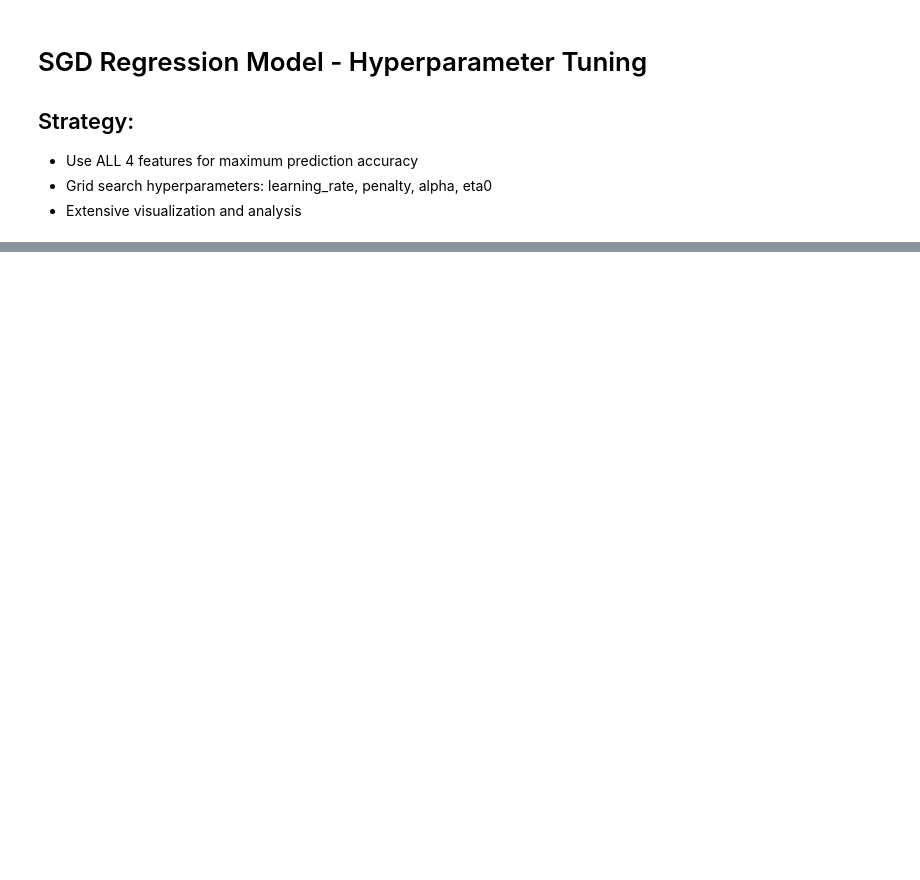
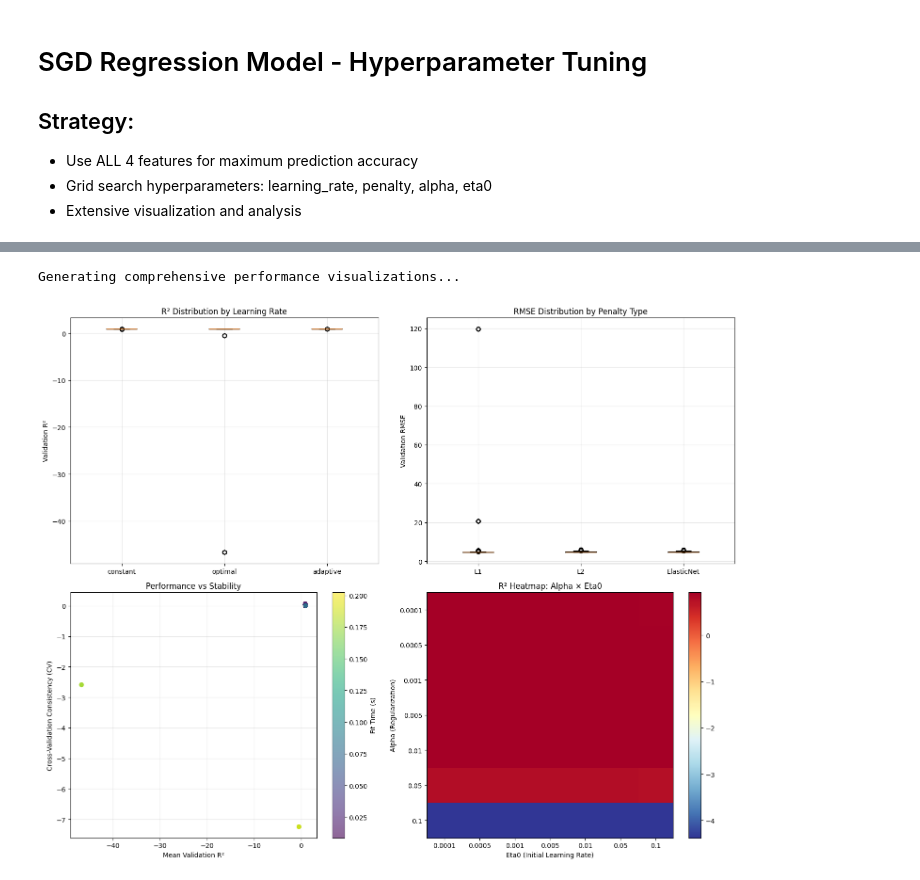
Before and after one commit to RomanHauksson/cs4372-linear-regression-analysis, a Jupyter notebook: src/SGD.ipynb, the cells around one changed output, grey strips where cells are left out. Drawn from its saved outputs; the diff is of its cells as text; code cells hidden in the pictures; blank space fills up the shorter version.

```diff
--- a/src/SGD.ipynb
+++ b/src/SGD.ipynb
@@ -98,10 +107,11 @@ BEST TRUSTWORTHY: ['ambient_temp', 'vacuum', 'relative_humidity'] (R²=0.9281)
 # %%
-# Define comprehensive hyperparameter grid for SGDRegressor
+# Define comprehensive hyperparameter grid with reasonable U-shape demonstration
+# Use moderate extreme values to show performance curves without numerical instability
 param_grid = {
     'learning_rate': ['constant', 'optimal', 'adaptive'],
-    'penalty': ['l2', 'l1', 'elasticnet'],
-    'alpha': [0.001, 0.01, 0.1],
-    'eta0': [0.001, 0.01, 0.1]
+    'penalty': ['elasticnet', 'l1', 'l2'],
+    'alpha': [0.0001, 0.0005, 0.001, 0.005, 0.01, 0.05, 0.1],
+    'eta0': [0.0001, 0.0005, 0.001, 0.005, 0.01, 0.05, 0.1]
 }
 
 # Calculate total combinations
@@ -110,12 +120,13 @@ for param, values in param_grid.items():
     total_combinations *= len(values)
     print(f"{param}: {len(values)} options -> {values}")
 
-total_experiments = total_combinations * 3  # 3-fold CV
+total_experiments = total_combinations * 10
 print(f"\n" + "="*50)
-print(f"HYPERPARAMETER SEARCH SUMMARY:")
+print(f"STABLE HYPERPARAMETER SEARCH SUMMARY:")
 print(f"- Parameter combinations: {total_combinations}")
-print(f"- CV folds: 3")
+print(f"- CV folds: 10")
 print(f"- Total models to train: {total_experiments}")
-print(f"- Using all 4 features with pre-standardized data")
-print(f"- Early stopping will determine iterations needed")
+print(f"- Strategy: Comprehensive exploration with stable ranges")
+print(f"- Fixed: Removed extreme values causing numerical instability")
+print(f"- Expected: Clear performance curves without convergence failures")
 print(f"="*50)
@@ -172,0 +362,52 @@ print(f"="*50)
+# %%
+# Visualization 1 - Performance across parameters
+print("Generating comprehensive performance visualizations...")
+
+fig, axes = plt.subplots(2, 2, figsize=(15, 12))
+
+# Plot 1: R² distribution by learning rate
+lr_data = [results_df[results_df['param_learning_rate'] == lr]['mean_test_r2'].values
+           for lr in ['constant', 'optimal', 'adaptive']]
+axes[0,0].boxplot(lr_data, labels=['constant', 'optimal', 'adaptive'])
+axes[0,0].set_title('R² Distribution by Learning Rate')
+axes[0,0].set_ylabel('Validation R²')
+axes[0,0].grid(True, alpha=0.3)
+
+# Plot 2: RMSE distribution by penalty
+penalty_data = [results_df[results_df['param_penalty'] == penalty]['mean_test_rmse'].values
+                for penalty in ['l1', 'l2', 'elasticnet']]
+axes[0,1].boxplot(penalty_data, labels=['L1', 'L2', 'ElasticNet'])
+axes[0,1].set_title('RMSE Distribution by Penalty Type')
+axes[0,1].set_ylabel('Validation RMSE')
+axes[0,1].grid(True, alpha=0.3)
+
+# Plot 3: Performance stability (CV consistency)
+axes[1,0].scatter(results_df['mean_test_r2'], results_df['r2_cv_consistency'],
+                  alpha=0.6, c=results_df['mean_fit_time'], cmap='viridis')
+axes[1,0].set_xlabel('Mean Validation R²')
+axes[1,0].set_ylabel('Cross-Validation Consistency (CV)')
+axes[1,0].set_title('Performance vs Stability')
+axes[1,0].grid(True, alpha=0.3)
+cbar = plt.colorbar(axes[1,0].collections[0], ax=axes[1,0])
+cbar.set_label('Fit Time (s)')
+
+# Plot 4: Alpha vs Eta0 performance heatmap
+alpha_eta0_pivot = results_df.pivot_table(values='mean_test_r2',
+                                          index='param_alpha',
+                                          columns='param_eta0',
+                                          aggfunc='mean')
+im = axes[1,1].imshow(alpha_eta0_pivot.values, cmap='RdYlBu_r', aspect='auto')
+axes[1,1].set_xticks(range(len(alpha_eta0_pivot.columns)))
+axes[1,1].set_yticks(range(len(alpha_eta0_pivot.index)))
+axes[1,1].set_xticklabels(alpha_eta0_pivot.columns)
+axes[1,1].set_yticklabels(alpha_eta0_pivot.index)
+axes[1,1].set_xlabel('Eta0 (Initial Learning Rate)')
+axes[1,1].set_ylabel('Alpha (Regularization)')
+axes[1,1].set_title('R² Heatmap: Alpha × Eta0')
+plt.colorbar(im, ax=axes[1,1])
+
+plt.tight_layout()
+plt.show()
+# %% [output]
+Generating comprehensive performance visualizations...
+[figure, added]
```
Also changed, not shown: parts of 16 cells of this notebook.
